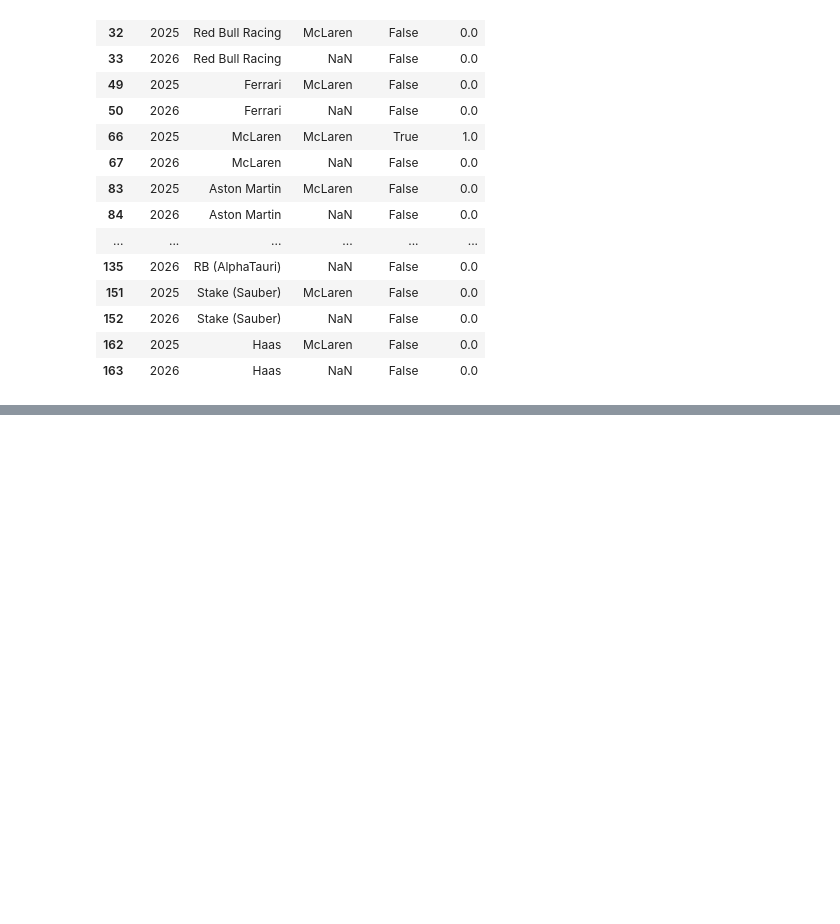
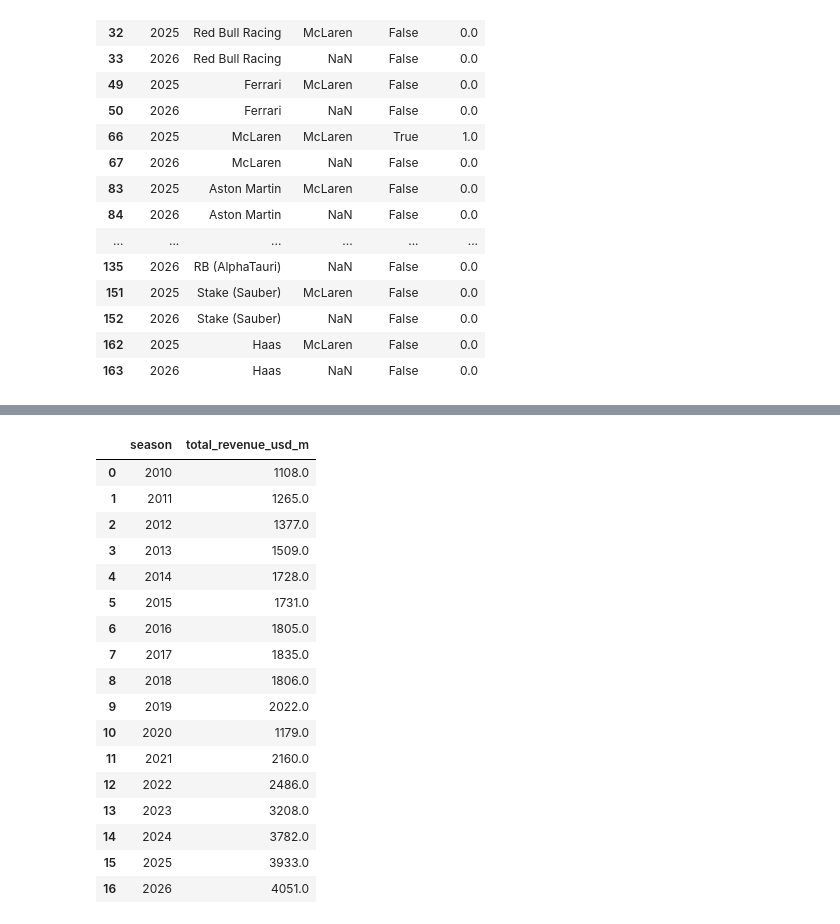
Before and after one commit to fredizenn/bank-of-horsepower, a Jupyter notebook: notebooks/02_build_table.ipynb, the cells around one changed output, grey strips where cells are left out. Saved outputs shown, nothing was run; the diff lists cells and outputs as text; code cells hidden in the pictures; blank space fills up the shorter version.

```diff
--- a/notebooks/02_build_table.ipynb
+++ b/notebooks/02_build_table.ipynb
@@ -174,0 +245,22 @@ step_by_step
+# %%
+f1_business_df = f1_business_df_copy[["season", "total_revenue_usd_m"]]
+f1_business_df
+# %% [output]
+|  | season | total_revenue_usd_m |
+| 0 | 2010 | 1108.0 |
+| 1 | 2011 | 1265.0 |
+| 2 | 2012 | 1377.0 |
+| 3 | 2013 | 1509.0 |
+| 4 | 2014 | 1728.0 |
+| 5 | 2015 | 1731.0 |
+| 6 | 2016 | 1805.0 |
+| 7 | 2017 | 1835.0 |
+| 8 | 2018 | 1806.0 |
+| 9 | 2019 | 2022.0 |
+| 10 | 2020 | 1179.0 |
+| 11 | 2021 | 2160.0 |
+| 12 | 2022 | 2486.0 |
+| 13 | 2023 | 3208.0 |
+| 14 | 2024 | 3782.0 |
+| 15 | 2025 | 3933.0 |
+| 16 | 2026 | 4051.0 |
```
Also changed, not shown: parts of 3 cells of this notebook, 2 other files.
